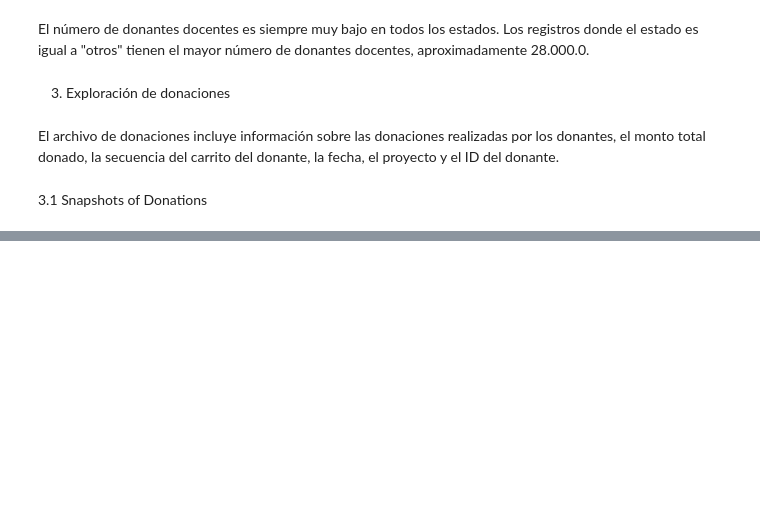
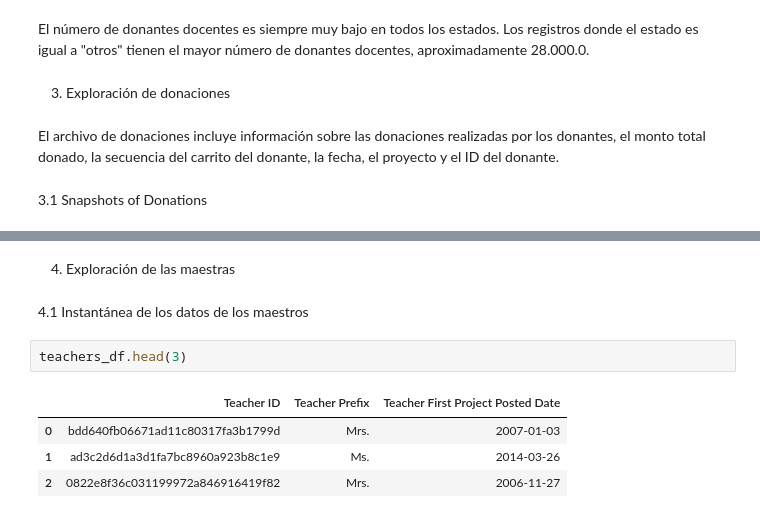
Before and after one commit to DevFntxy/ECBD_9A_IDGS_PRACTICAS_230892, a Jupyter notebook: Practica04/Practica04.ipynb, the cells around one changed output, grey strips where cells are left out. Cells and saved outputs as stored; diff of their text form; blank space fills up the shorter version.

Commit message:
Add module 4
Se tratara con el datashet de maestros para graficar los datos

```diff
--- a/Practica04/Practica04.ipynb
+++ b/Practica04/Practica04.ipynb
@@ -1009,0 +2258,11 @@ donations_df[['Donation ID', 'Donation Included Optional Donation', 'Donation Am
+# %% [markdown]
+4. Exploración de las maestras
+# %% [markdown]
+4.1 Instantánea de los datos de los maestros
+# %%
+teachers_df.head(3)
+# %% [output]
+|  | Teacher ID | Teacher Prefix | Teacher First Project Posted Date |
+| 0 | bdd640fb06671ad11c80317fa3b1799d | Mrs. | 2007-01-03 |
+| 1 | ad3c2d6d1a3d1fa7bc8960a923b8c1e9 | Ms. | 2014-03-26 |
+| 2 | 0822e8f36c031199972a846916419f82 | Mrs. | 2006-11-27 |
```
Also changed, not shown: parts of 41 cells of this notebook, 1 other file.
